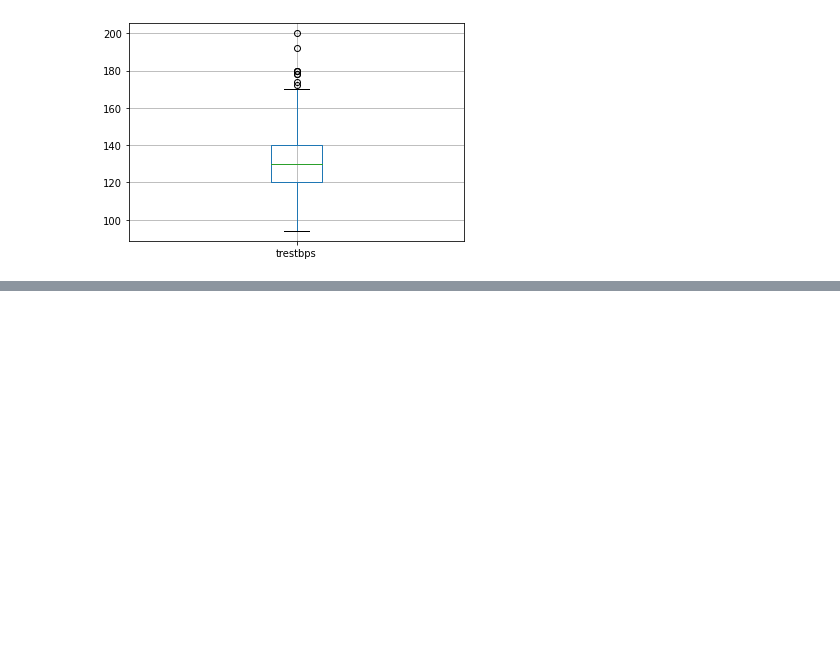
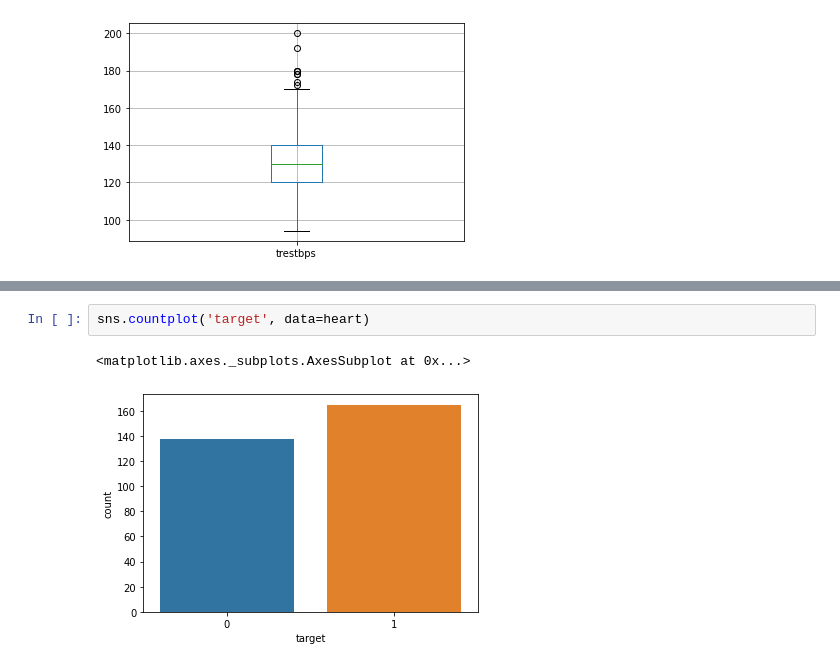
Before and after one commit to Santgupt/Python_Concept, a Jupyter notebook: Seaborn.ipynb, the cells around one changed output, grey strips where cells are left out. Saved outputs shown, nothing was run; the diff lists cells and outputs as text; blank space fills up the shorter version.

```diff
--- a/Seaborn.ipynb
+++ b/Seaborn.ipynb
@@ -108,0 +151,5 @@ heart.boxplot(column = 'trestbps')
+# %%
+sns.countplot('target', data=heart)
+# %% [output]
+<matplotlib.axes._subplots.AxesSubplot at 0x...>
+[figure, added]
```
Also changed, not shown: parts of 15 cells of this notebook.
